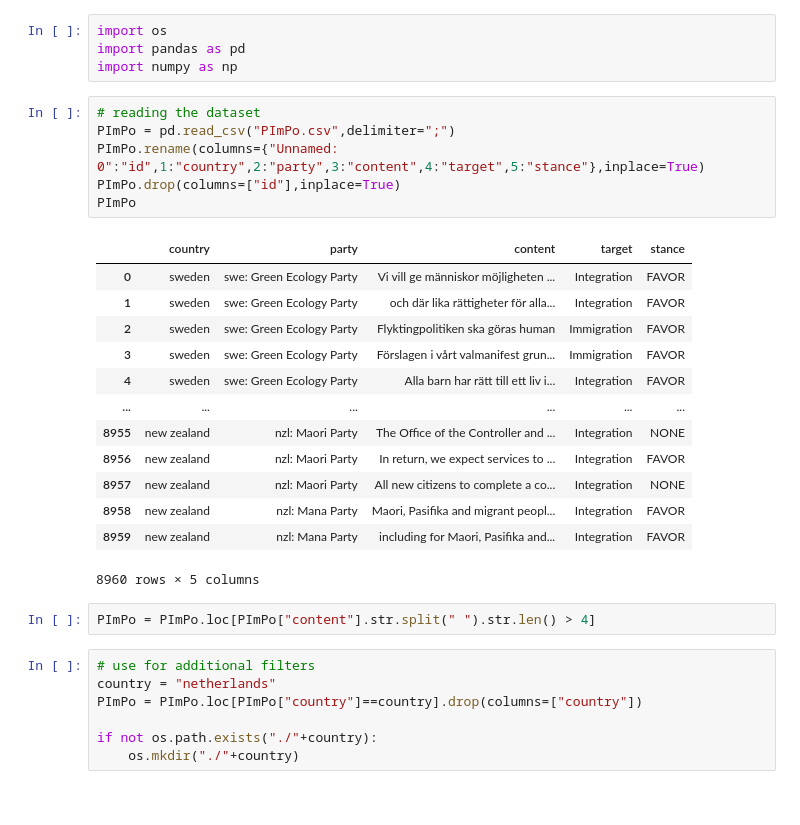
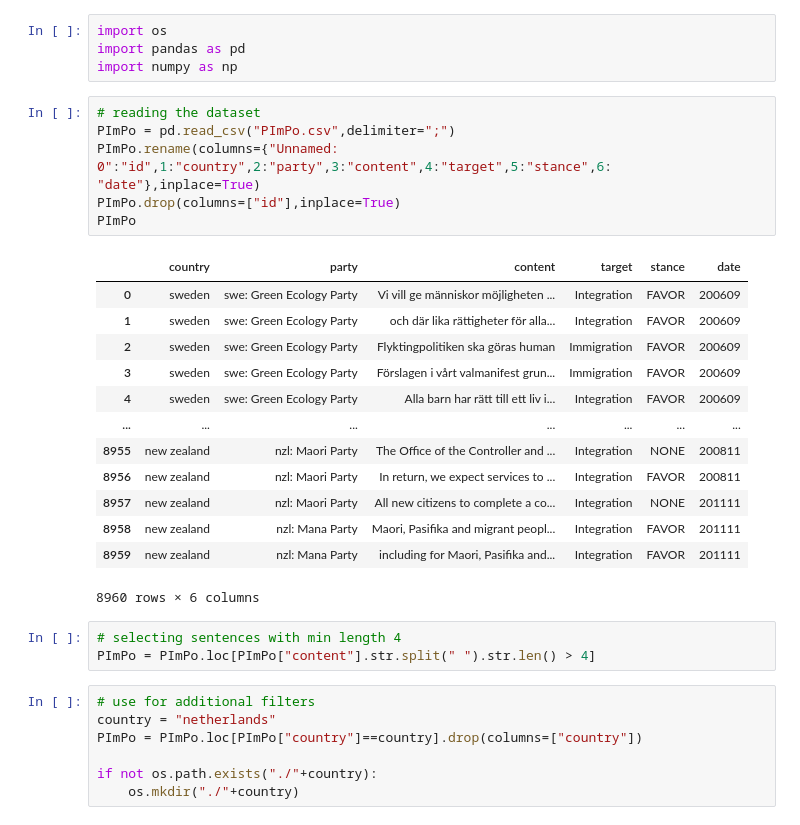
Before and after one commit to farzamfan/Multilingual-StD-Pipeline, a Jupyter notebook: Pipeline/data/PImPo/preProcessing.ipynb, the cells around one changed output. Drawn from its saved outputs; the diff is of its cells as text.

```diff
--- a/Pipeline/data/PImPo/preProcessing.ipynb
+++ b/Pipeline/data/PImPo/preProcessing.ipynb
@@ -5,24 +5,25 @@ import numpy as np
 # %%
 # reading the dataset
 PImPo = pd.read_csv("PImPo.csv",delimiter=";")
-PImPo.rename(columns={"Unnamed: 0":"id",1:"country",2:"party",3:"content",4:"target",5:"stance"},inplace=True)
+PImPo.rename(columns={"Unnamed: 0":"id",1:"country",2:"party",3:"content",4:"target",5:"stance",6: "date"},inplace=True)
 PImPo.drop(columns=["id"],inplace=True)
 PImPo
 # %% [output]
-|  | country | party | content | target | stance |
-| 0 | sweden | swe: Green Ecology Party | Vi vill ge människor möjligheten ... | Integration | FAVOR |
-| 1 | sweden | swe: Green Ecology Party | och där lika rättigheter för alla... | Integration | FAVOR |
-| 2 | sweden | swe: Green Ecology Party | Flyktingpolitiken ska göras human | Immigration | FAVOR |
-| 3 | sweden | swe: Green Ecology Party | Förslagen i vårt valmanifest grun... | Immigration | FAVOR |
-| 4 | sweden | swe: Green Ecology Party | Alla barn har rätt till ett liv i... | Integration | FAVOR |
-| ... | ... | ... | ... | ... | ... |
-| 8955 | new zealand | nzl: Maori Party | The Office of the Controller and ... | Integration | NONE |
-| 8956 | new zealand | nzl: Maori Party | In return, we expect services to ... | Integration | FAVOR |
-| 8957 | new zealand | nzl: Maori Party | All new citizens to complete a co... | Integration | NONE |
-| 8958 | new zealand | nzl: Mana Party | Maori, Pasifika and migrant peopl... | Integration | FAVOR |
-| 8959 | new zealand | nzl: Mana Party | including for Maori, Pasifika and... | Integration | FAVOR |
+|  | country | party | content | target | stance | date |
+| 0 | sweden | swe: Green Ecology Party | Vi vill ge människor möjligheten ... | Integration | FAVOR | 200609 |
+| 1 | sweden | swe: Green Ecology Party | och där lika rättigheter för alla... | Integration | FAVOR | 200609 |
+| 2 | sweden | swe: Green Ecology Party | Flyktingpolitiken ska göras human | Immigration | FAVOR | 200609 |
+| 3 | sweden | swe: Green Ecology Party | Förslagen i vårt valmanifest grun... | Immigration | FAVOR | 200609 |
+| 4 | sweden | swe: Green Ecology Party | Alla barn har rätt till ett liv i... | Integration | FAVOR | 200609 |
+| ... | ... | ... | ... | ... | ... | ... |
+| 8955 | new zealand | nzl: Maori Party | The Office of the Controller and ... | Integration | NONE | 200811 |
+| 8956 | new zealand | nzl: Maori Party | In return, we expect services to ... | Integration | FAVOR | 200811 |
+| 8957 | new zealand | nzl: Maori Party | All new citizens to complete a co... | Integration | NONE | 201111 |
+| 8958 | new zealand | nzl: Mana Party | Maori, Pasifika and migrant peopl... | Integration | FAVOR | 201111 |
+| 8959 | new zealand | nzl: Mana Party | including for Maori, Pasifika and... | Integration | FAVOR | 201111 |
-8960 rows × 5 columns
+8960 rows × 6 columns
 # %%
+# selecting sentences with min length 4
 PImPo = PImPo.loc[PImPo["content"].str.split(" ").str.len() > 4]
 # %%
 # use for additional filters
```
Also changed, not shown: parts of 9 cells of this notebook, 10 other files.
